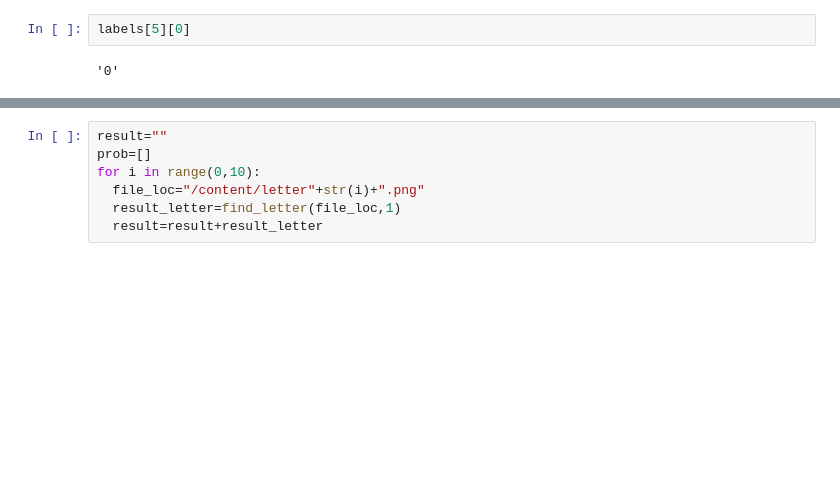
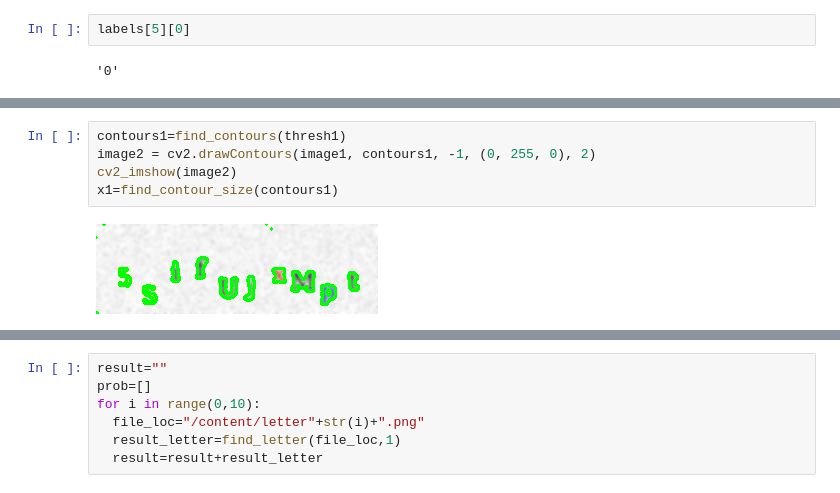
Before and after one commit to qwertymasterkey/captcha_recognition, a Jupyter notebook: 1_captcha_segmentation_output.ipynb, the cells around one changed output, grey strips where cells are left out. Saved outputs shown, nothing was run; the diff lists cells and outputs as text; blank space fills up the shorter version.

```diff
--- a/1_captcha_segmentation_output.ipynb
+++ b/1_captcha_segmentation_output.ipynb
@@ -311,3 +336,10 @@ x1=find_contour_size(contours1)
+# %%
+contours1=find_contours(thresh1)
+image2 = cv2.drawContours(image1, contours1, -1, (0, 255, 0), 2)
+cv2_imshow(image2)
+x1=find_contour_size(contours1)
+# %% [output]
+[figure, added]
 # %%
 biggie = sorted(x1, key=x1.get)
 s={}
```
Also changed, not shown: parts of 40 cells of this notebook.
